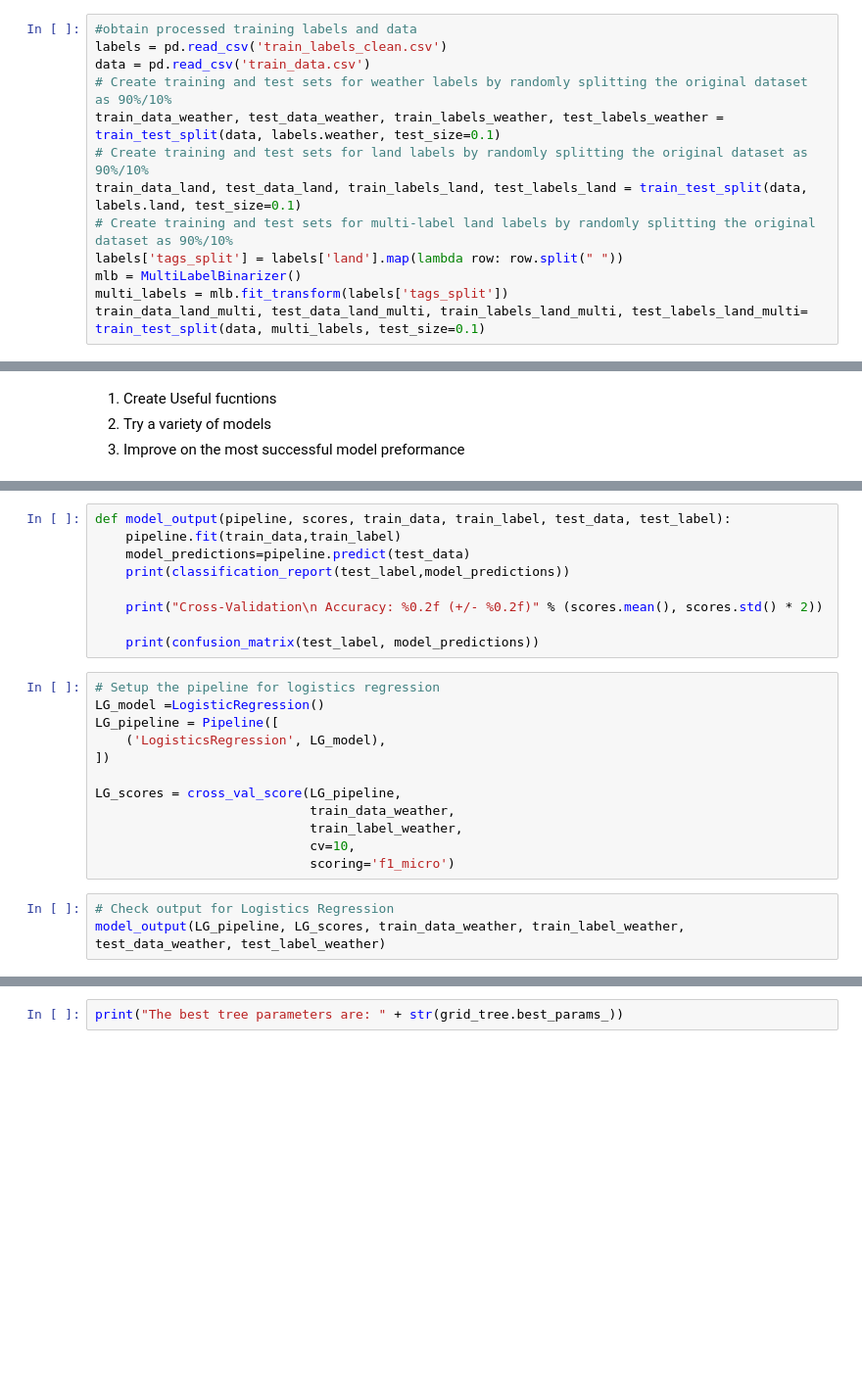
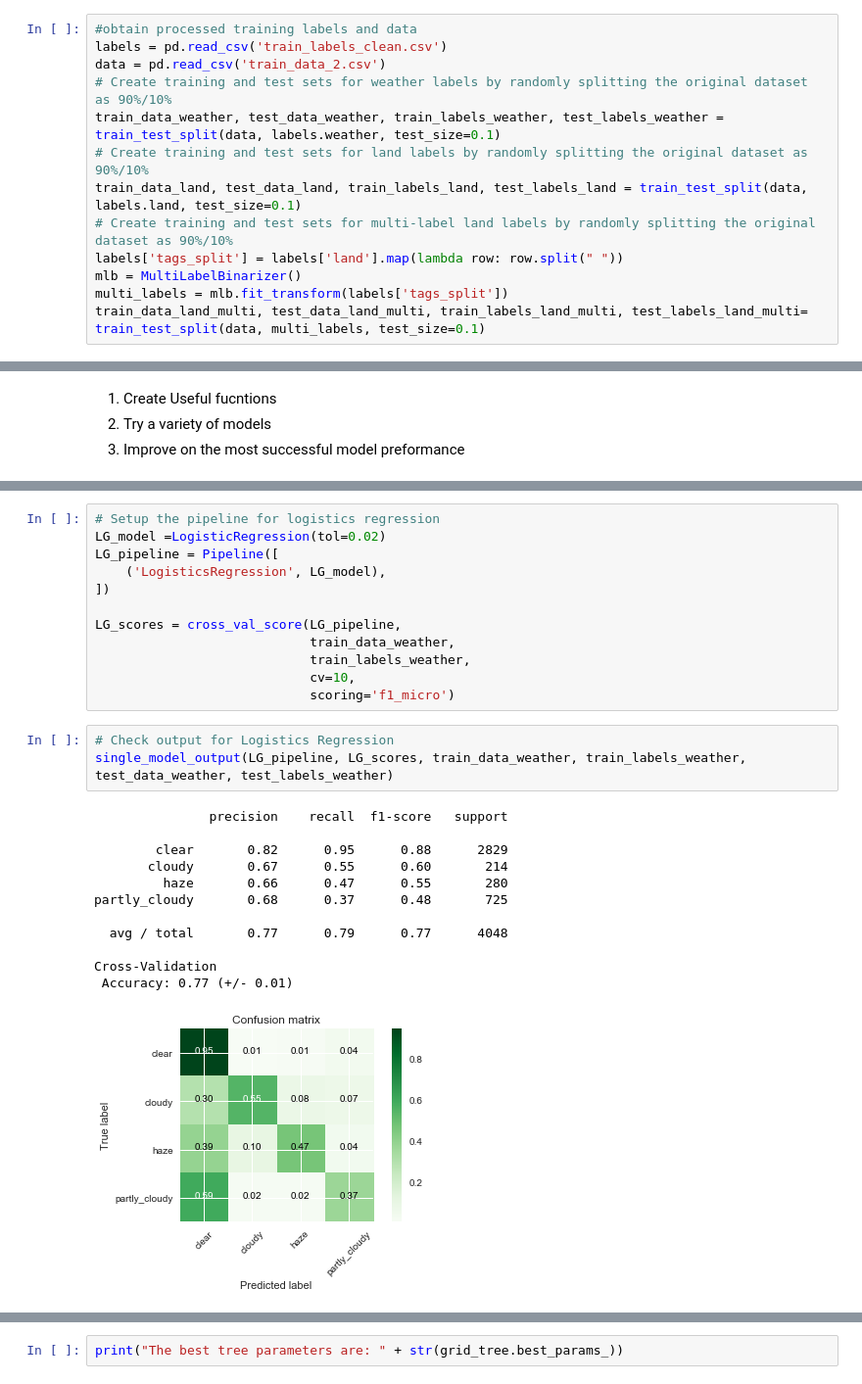
Before and after one commit to sairavuru/amazon_w207, a Jupyter notebook: w207_amazon_final_prediction.ipynb, the cells around one changed output, grey strips where cells are left out. Shown at 98% size. Saved outputs shown, nothing was run; the diff lists cells and outputs as text; blank space fills up the shorter version.

Commit message:
with prettier confusion matrix

```diff
--- a/w207_amazon_final_prediction.ipynb
+++ b/w207_amazon_final_prediction.ipynb
@@ -107,7 +64,7 @@ df.to_csv("train_labels_clean.csv")
 # %%
 #obtain processed training labels and data
 labels = pd.read_csv('train_labels_clean.csv')
-data = pd.read_csv('train_data.csv')
+data = pd.read_csv('train_data_2.csv')
 # Create training and test sets for weather labels by randomly splitting the original dataset as 90%/10%
 train_data_weather, test_data_weather, train_labels_weather, test_labels_weather = train_test_split(data, labels.weather, test_size=0.1)
 # Create training and test sets for land labels by randomly splitting the original dataset as 90%/10%
@@ -130,27 +134,31 @@ Weather feature identification is being performed for cloud and haze removal. Th
-# %%
-def model_output(pipeline, scores, train_data, train_label, test_data, test_label):
-    pipeline.fit(train_data,train_label)
-    model_predictions=pipeline.predict(test_data)
-    print(classification_report(test_label,model_predictions))
-
-    print("Cross-Validation\n Accuracy: %0.2f (+/- %0.2f)" % (scores.mean(), scores.std() * 2))
-
-    print(confusion_matrix(test_label, model_predictions))
 # %%
 # Setup the pipeline for logistics regression
-LG_model =LogisticRegression()
+LG_model =LogisticRegression(tol=0.02)
 LG_pipeline = Pipeline([
     ('LogisticsRegression', LG_model),
 ])
 
 LG_scores = cross_val_score(LG_pipeline,
                             train_data_weather,
-                            train_label_weather,
+                            train_labels_weather,
                             cv=10,
                             scoring='f1_micro')
 # %%
 # Check output for Logistics Regression
-model_output(LG_pipeline, LG_scores, train_data_weather, train_label_weather, test_data_weather, test_label_weather)
+single_model_output(LG_pipeline, LG_scores, train_data_weather, train_labels_weather, test_data_weather, test_labels_weather)
+# %% [output]
+               precision    recall  f1-score   support
+
+        clear       0.82      0.95      0.88      2829
+       cloudy       0.67      0.55      0.60       214
+         haze       0.66      0.47      0.55       280
+partly_cloudy       0.68      0.37      0.48       725
+
+  avg / total       0.77      0.79      0.77      4048
+
+Cross-Validation
+ Accuracy: 0.77 (+/- 0.01)
+[figure, added]
 # %% [markdown]
 THis model works okay for clear weather - but not really for anything else. Log Reg probably not the way to go.
 
```
Also changed, not shown: parts of 14 cells of this notebook.
